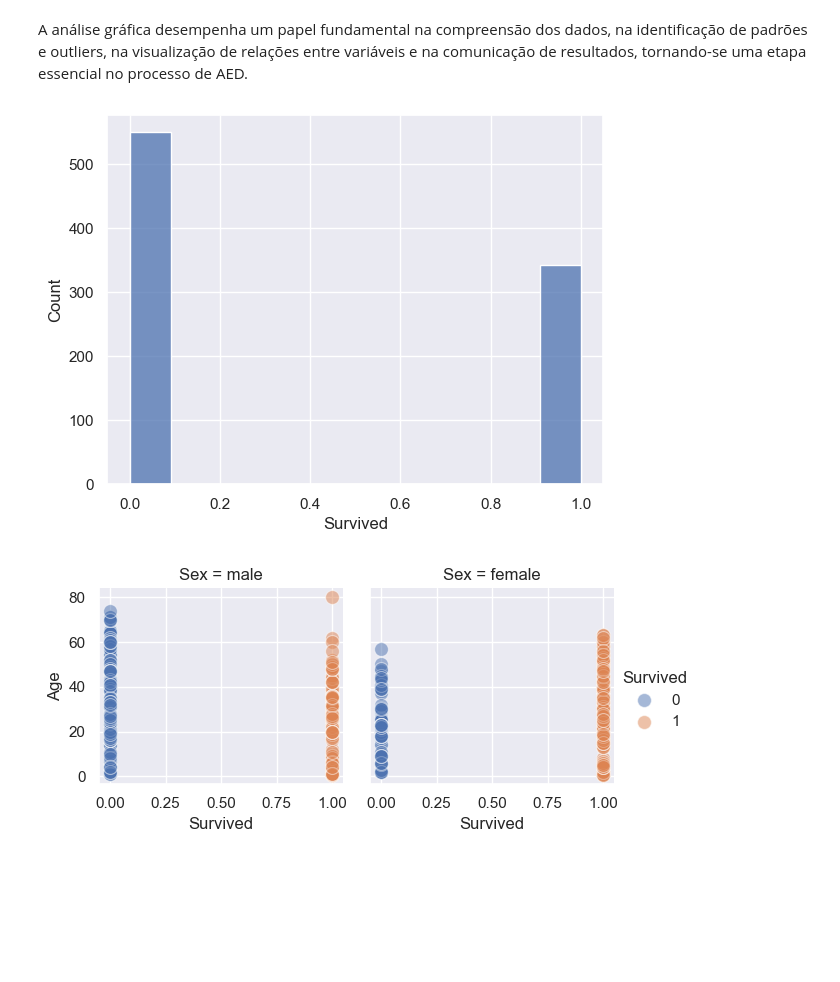
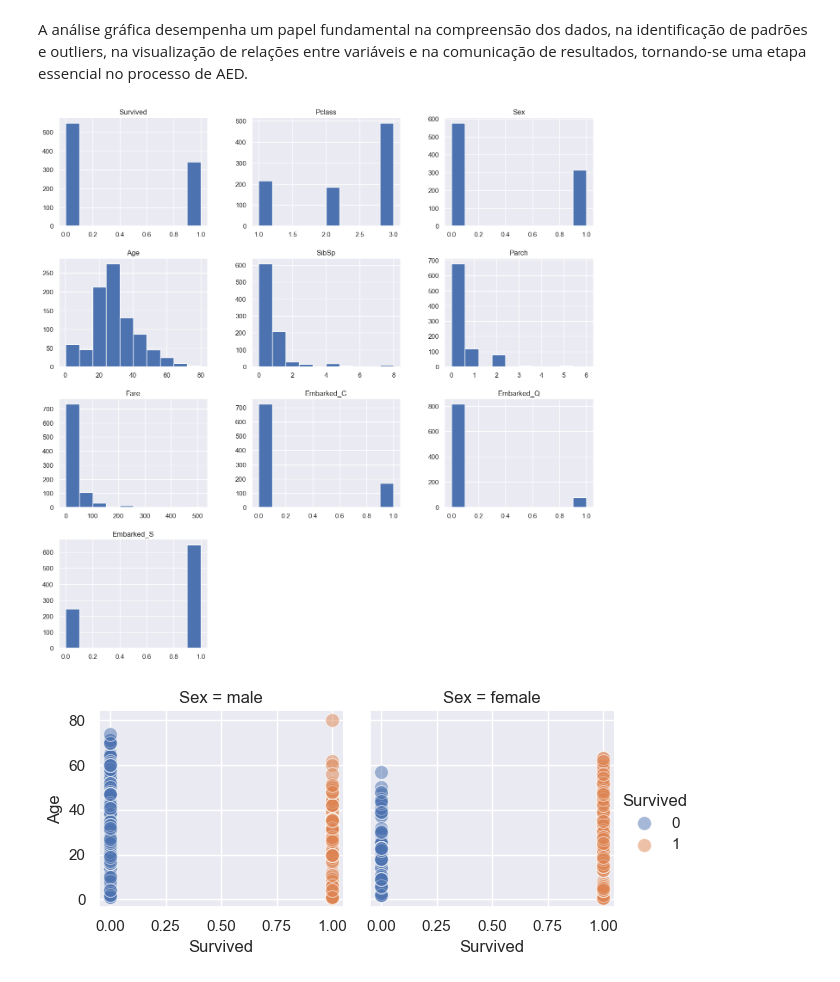
Before and after one commit to henriquehsilva/I2A2-Training, a Jupyter notebook: Challenge 2/predict_survival_analysis.ipynb, the cells around one changed output. Cells and saved outputs as stored; diff of their text form; code cells hidden in the pictures; blank space fills up the shorter version.

Commit message:
feat: update report hist

```diff
--- a/Challenge 2/predict_survival_analysis.ipynb
+++ b/Challenge 2/predict_survival_analysis.ipynb
@@ -143,9 +143,10 @@ A análise gráfica desempenha um papel fundamental na compreensão dos dados, n
 # %%
 sns.set(style="darkgrid")
 # %%
-sns.histplot(data=train_df.Survived);
+train_df.hist(figsize=(16, 16))
+sns.despine()
 # %% [output]
-[figure, old version]
+[figure, new version]
 # %%
 g = sns.FacetGrid(train_df, col="Sex", hue="Survived")
 g.map(sns.scatterplot, "Survived", "Age", s=100, alpha=.5)
```
